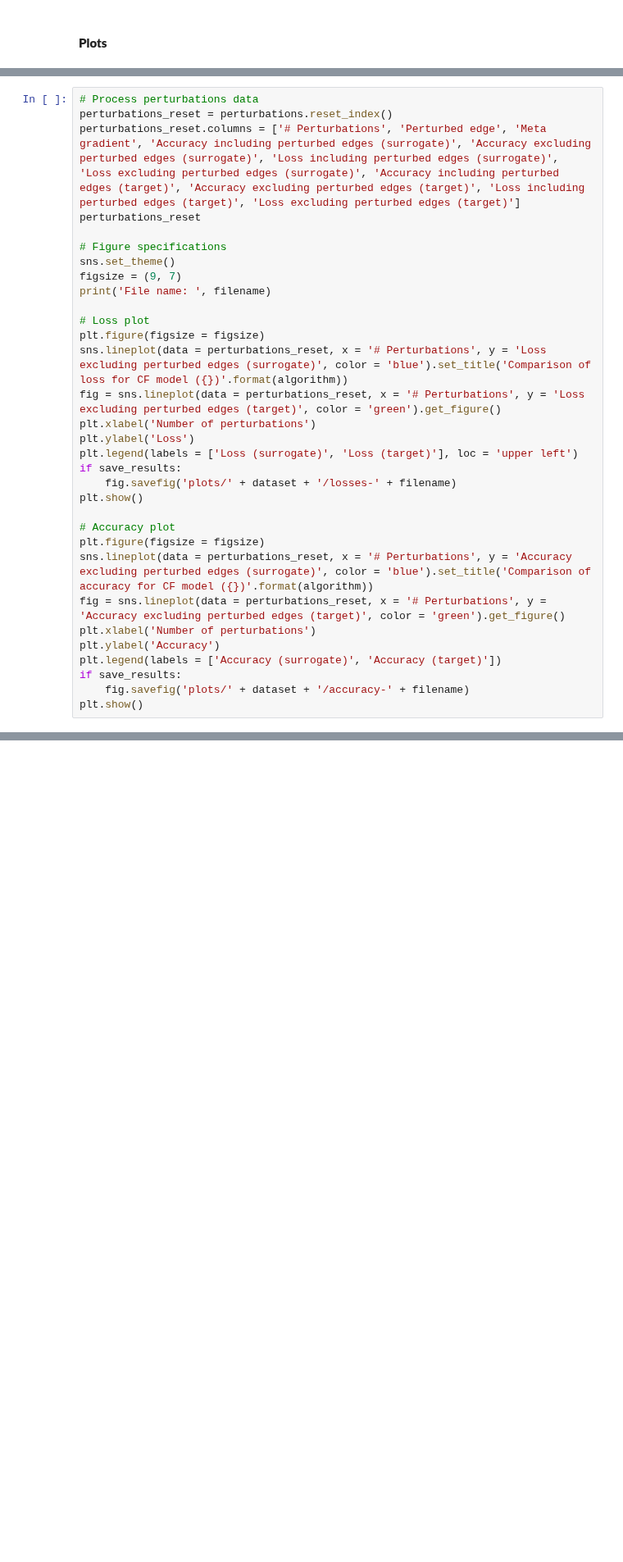
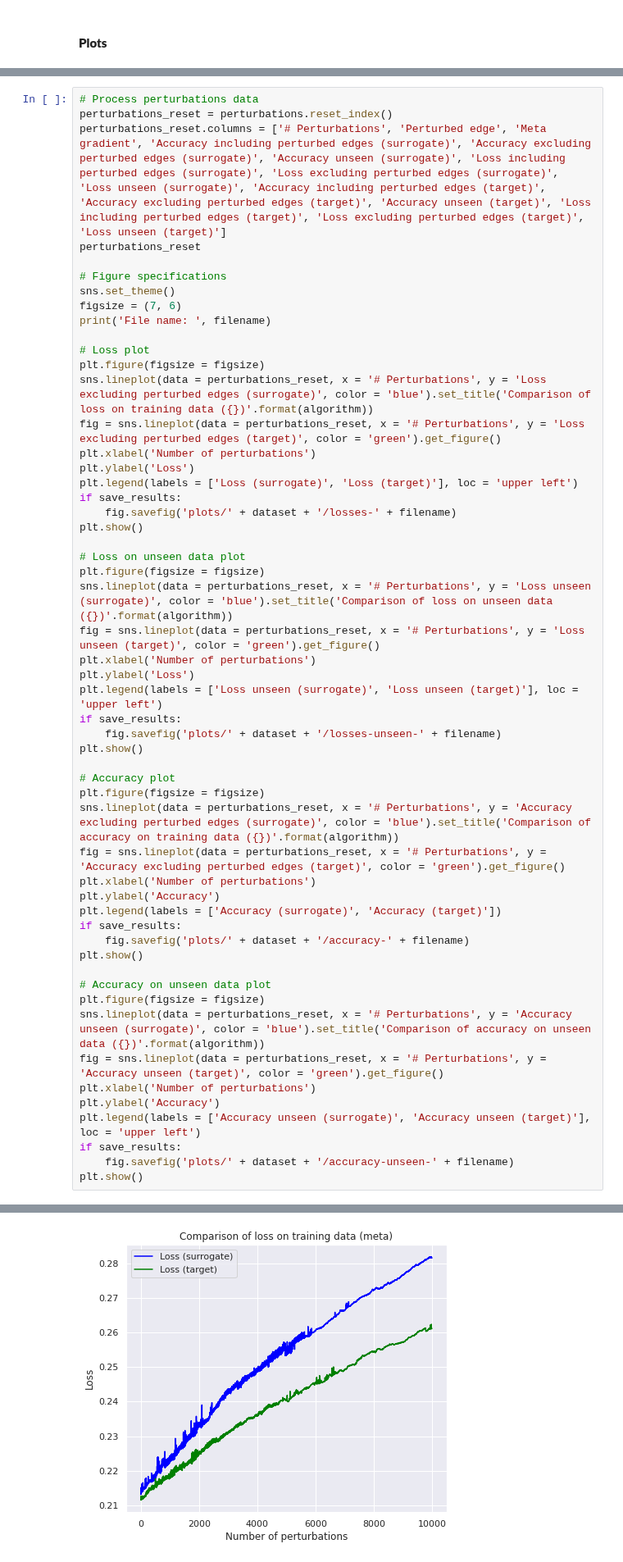
Before and after one commit to aravind-gk/RecSysAttack, a Jupyter notebook: surrogate.ipynb, the cells around one changed output, grey strips where cells are left out. Shown at 82% size. Drawn from its saved outputs; the diff is of its cells as text; blank space fills up the shorter version.

Commit message:
add results,plots for surrogate-meta CF-CF unseen expt

```diff
--- a/surrogate.ipynb
+++ b/surrogate.ipynb
@@ -458,17 +482,17 @@ perturbations.edges.nunique()
 # %%
 # Process perturbations data
 perturbations_reset = perturbations.reset_index()
-perturbations_reset.columns = ['# Perturbations', 'Perturbed edge', 'Meta gradient', 'Accuracy including perturbed edges (surrogate)', 'Accuracy excluding perturbed edges (surrogate)', 'Loss including perturbed edges (surrogate)', 'Loss excluding perturbed edges (surrogate)', 'Accuracy including perturbed edges (target)', 'Accuracy excluding perturbed edges (target)', 'Loss including perturbed edges (target)', 'Loss excluding perturbed edges (target)']
+perturbations_reset.columns = ['# Perturbations', 'Perturbed edge', 'Meta gradient', 'Accuracy including perturbed edges (surrogate)', 'Accuracy excluding perturbed edges (surrogate)', 'Accuracy unseen (surrogate)', 'Loss including perturbed edges (surrogate)', 'Loss excluding perturbed edges (surrogate)', 'Loss unseen (surrogate)', 'Accuracy including perturbed edges (target)', 'Accuracy excluding perturbed edges (target)', 'Accuracy unseen (target)', 'Loss including perturbed edges (target)', 'Loss excluding perturbed edges (target)', 'Loss unseen (target)']
 perturbations_reset
 
 # Figure specifications
 sns.set_theme()
-figsize = (9, 7)
+figsize = (7, 6)
 print('File name: ', filename)
 
 # Loss plot
 plt.figure(figsize = figsize)
-sns.lineplot(data = perturbations_reset, x = '# Perturbations', y = 'Loss excluding perturbed edges (surrogate)', color = 'blue').set_title('Comparison of loss for CF model ({})'.format(algorithm))
+sns.lineplot(data = perturbations_reset, x = '# Perturbations', y = 'Loss excluding perturbed edges (surrogate)', color = 'blue').set_title('Comparison of loss on training data ({})'.format(algorithm))
 fig = sns.lineplot(data = perturbations_reset, x = '# Perturbations', y = 'Loss excluding perturbed edges (target)', color = 'green').get_figure()
 plt.xlabel('Number of perturbations')
 plt.ylabel('Loss')
@@ -477,9 +501,20 @@ if save_results:
     fig.savefig('plots/' + dataset + '/losses-' + filename)
 plt.show()
 
+# Loss on unseen data plot
+plt.figure(figsize = figsize)
+sns.lineplot(data = perturbations_reset, x = '# Perturbations', y = 'Loss unseen (surrogate)', color = 'blue').set_title('Comparison of loss on unseen data ({})'.format(algorithm))
+fig = sns.lineplot(data = perturbations_reset, x = '# Perturbations', y = 'Loss unseen (target)', color = 'green').get_figure()
+plt.xlabel('Number of perturbations')
+plt.ylabel('Loss')
+plt.legend(labels = ['Loss unseen (surrogate)', 'Loss unseen (target)'], loc = 'upper left')
+if save_results:
+    fig.savefig('plots/' + dataset + '/losses-unseen-' + filename)
+plt.show()
+
 # Accuracy plot
 plt.figure(figsize = figsize)
-sns.lineplot(data = perturbations_reset, x = '# Perturbations', y = 'Accuracy excluding perturbed edges (surrogate)', color = 'blue').set_title('Comparison of accuracy for CF model ({})'.format(algorithm))
+sns.lineplot(data = perturbations_reset, x = '# Perturbations', y = 'Accuracy excluding perturbed edges (surrogate)', color = 'blue').set_title('Comparison of accuracy on training data ({})'.format(algorithm))
 fig = sns.lineplot(data = perturbations_reset, x = '# Perturbations', y = 'Accuracy excluding perturbed edges (target)', color = 'green').get_figure()
 plt.xlabel('Number of perturbations')
 plt.ylabel('Accuracy')
@@ -487,3 +522,15 @@ plt.legend(labels = ['Accuracy (surrogate)', 'Accuracy (target)'])
 if save_results:
     fig.savefig('plots/' + dataset + '/accuracy-' + filename)
 plt.show()
+
+# Accuracy on unseen data plot
+plt.figure(figsize = figsize)
+sns.lineplot(data = perturbations_reset, x = '# Perturbations', y = 'Accuracy unseen (surrogate)', color = 'blue').set_title('Comparison of accuracy on unseen data ({})'.format(algorithm))
+fig = sns.lineplot(data = perturbations_reset, x = '# Perturbations', y = 'Accuracy unseen (target)', color = 'green').get_figure()
+plt.xlabel('Number of perturbations')
+plt.ylabel('Accuracy')
+plt.legend(labels = ['Accuracy unseen (surrogate)', 'Accuracy unseen (target)'], loc = 'upper left')
+if save_results:
+    fig.savefig('plots/' + dataset + '/accuracy-unseen-' + filename)
+plt.show()
+# %% [output]
@@ -489,0 +538 @@ plt.show()
+[figure, added]
```
Also changed, not shown: parts of 6 cells of this notebook, 5 other files.
